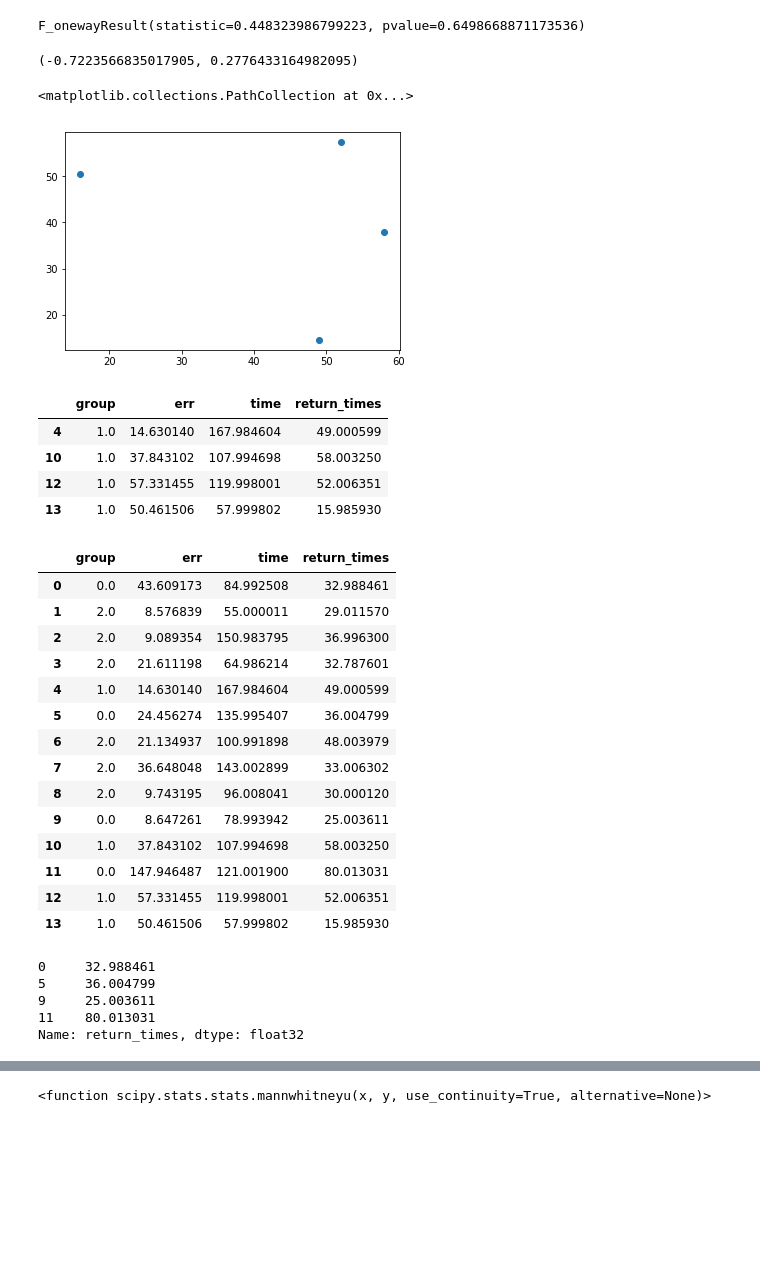
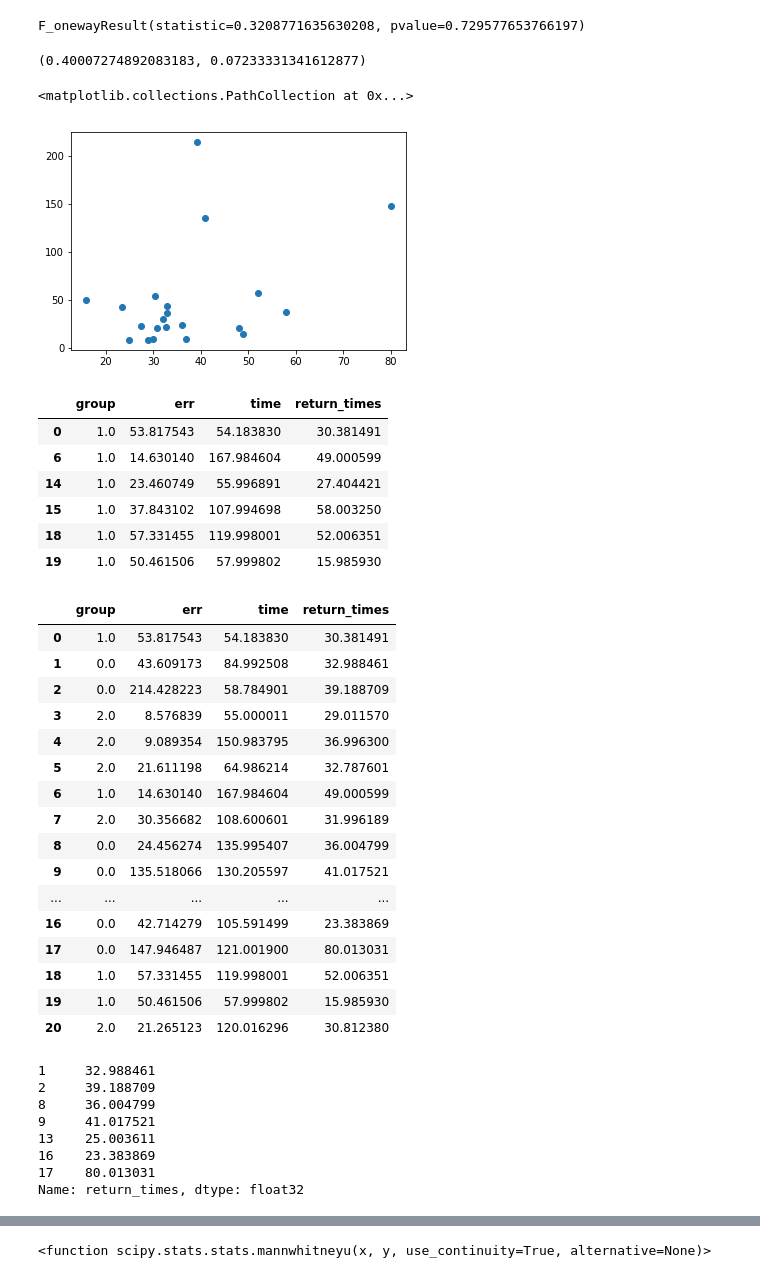
Before and after one commit to pablotalavante/rti-upf-project, a Jupyter notebook: Data Analysis/data-analysis-all.ipynb, the cells around one changed output, grey strips where cells are left out. Cells and saved outputs as stored; diff of their text form; code cells hidden in the pictures; blank space fills up the shorter version.

```diff
--- a/Data Analysis/data-analysis-all.ipynb
+++ b/Data Analysis/data-analysis-all.ipynb
@@ -65,7 +71,7 @@ color_dict = {'0': 'red',
 
 plt.figure(figsize=(8, 8))
 plt.axis('equal')
-for h, name in zip(positions_csv[:], positions[:]):
+for h, name in zip(positions_csv[-6:-5], positions[-6:-5]):
     h = h.dropna(axis=0)
     split_idx = h[h.progress == 0].index[-1] +3
 
@@ -406,53 +430,60 @@ e2 = results[results['group']==2][type_]
 
 print(f_oneway(e0, e1, e2))
 # %% [output]
-F_onewayResult(statistic=0.448323986799223, pvalue=0.6498668871173536)
+F_onewayResult(statistic=0.3208771635630208, pvalue=0.729577653766197)
 # %%
 e1 = results[results['group']==1]
 # %%
 from scipy.stats import pearsonr
-# %%
-pearsonr(e1['time'], e1['err'])
-# %% [output]
-(-0.7223566835017905, 0.2776433164982095)
+# %%
+pearsonr(results['return_times'], results['err'])
+# %% [output]
+(0.40007274892083183, 0.07233331341612877)
 # %%
-plt.scatter(e1['return_times'], e1['err'])
+plt.scatter(results['return_times'], results['err'])
 # %% [output]
 <matplotlib.collections.PathCollection at 0x...>
-[figure, old version]
+[figure, new version]
 # %%
 e1
 # %% [output]
 |  | group | err | time | return_times |
-| 4 | 1.0 | 14.630140 | 167.984604 | 49.000599 |
-| 10 | 1.0 | 37.843102 | 107.994698 | 58.003250 |
-| 12 | 1.0 | 57.331455 | 119.998001 | 52.006351 |
-| 13 | 1.0 | 50.461506 | 57.999802 | 15.985930 |
+| 0 | 1.0 | 53.817543 | 54.183830 | 30.381491 |
+| 6 | 1.0 | 14.630140 | 167.984604 | 49.000599 |
+| 14 | 1.0 | 23.460749 | 55.996891 | 27.404421 |
+| 15 | 1.0 | 37.843102 | 107.994698 | 58.003250 |
+| 18 | 1.0 | 57.331455 | 119.998001 | 52.006351 |
+| 19 | 1.0 | 50.461506 | 57.999802 | 15.985930 |
 # %%
 results
 # %% [output]
 |  | group | err | time | return_times |
-| 0 | 0.0 | 43.609173 | 84.992508 | 32.988461 |
-| 1 | 2.0 | 8.576839 | 55.000011 | 29.011570 |
-| 2 | 2.0 | 9.089354 | 150.983795 | 36.996300 |
-| 3 | 2.0 | 21.611198 | 64.986214 | 32.787601 |
-| 4 | 1.0 | 14.630140 | 167.984604 | 49.000599 |
-| 5 | 0.0 | 24.456274 | 135.995407 | 36.004799 |
-| 6 | 2.0 | 21.134937 | 100.991898 | 48.003979 |
-| 7 | 2.0 | 36.648048 | 143.002899 | 33.006302 |
-| 8 | 2.0 | 9.743195 | 96.008041 | 30.000120 |
-| 9 | 0.0 | 8.647261 | 78.993942 | 25.003611 |
-| 10 | 1.0 | 37.843102 | 107.994698 | 58.003250 |
-| 11 | 0.0 | 147.946487 | 121.001900 | 80.013031 |
-| 12 | 1.0 | 57.331455 | 119.998001 | 52.006351 |
-| 13 | 1.0 | 50.461506 | 57.999802 | 15.985930 |
+| 0 | 1.0 | 53.817543 | 54.183830 | 30.381491 |
+| 1 | 0.0 | 43.609173 | 84.992508 | 32.988461 |
+| 2 | 0.0 | 214.428223 | 58.784901 | 39.188709 |
+| 3 | 2.0 | 8.576839 | 55.000011 | 29.011570 |
+| 4 | 2.0 | 9.089354 | 150.983795 | 36.996300 |
+| 5 | 2.0 | 21.611198 | 64.986214 | 32.787601 |
+| 6 | 1.0 | 14.630140 | 167.984604 | 49.000599 |
+| 7 | 2.0 | 30.356682 | 108.600601 | 31.996189 |
+| 8 | 0.0 | 24.456274 | 135.995407 | 36.004799 |
+| 9 | 0.0 | 135.518066 | 130.205597 | 41.017521 |
+| ... | ... | ... | ... | ... |
+| 16 | 0.0 | 42.714279 | 105.591499 | 23.383869 |
+| 17 | 0.0 | 147.946487 | 121.001900 | 80.013031 |
+| 18 | 1.0 | 57.331455 | 119.998001 | 52.006351 |
+| 19 | 1.0 | 50.461506 | 57.999802 | 15.985930 |
+| 20 | 2.0 | 21.265123 | 120.016296 | 30.812380 |
 # %%
 e0
 # %% [output]
-0     32.988461
-5     36.004799
-9     25.003611
-11    80.013031
+1     32.988461
+2     39.188709
+8     36.004799
+9     41.017521
+13    25.003611
+16    23.383869
+17    80.013031
 Name: return_times, dtype: float32
 # %%
 plt.title('Return times')
```
Also changed, not shown: parts of 39 cells of this notebook, 54 other files.
